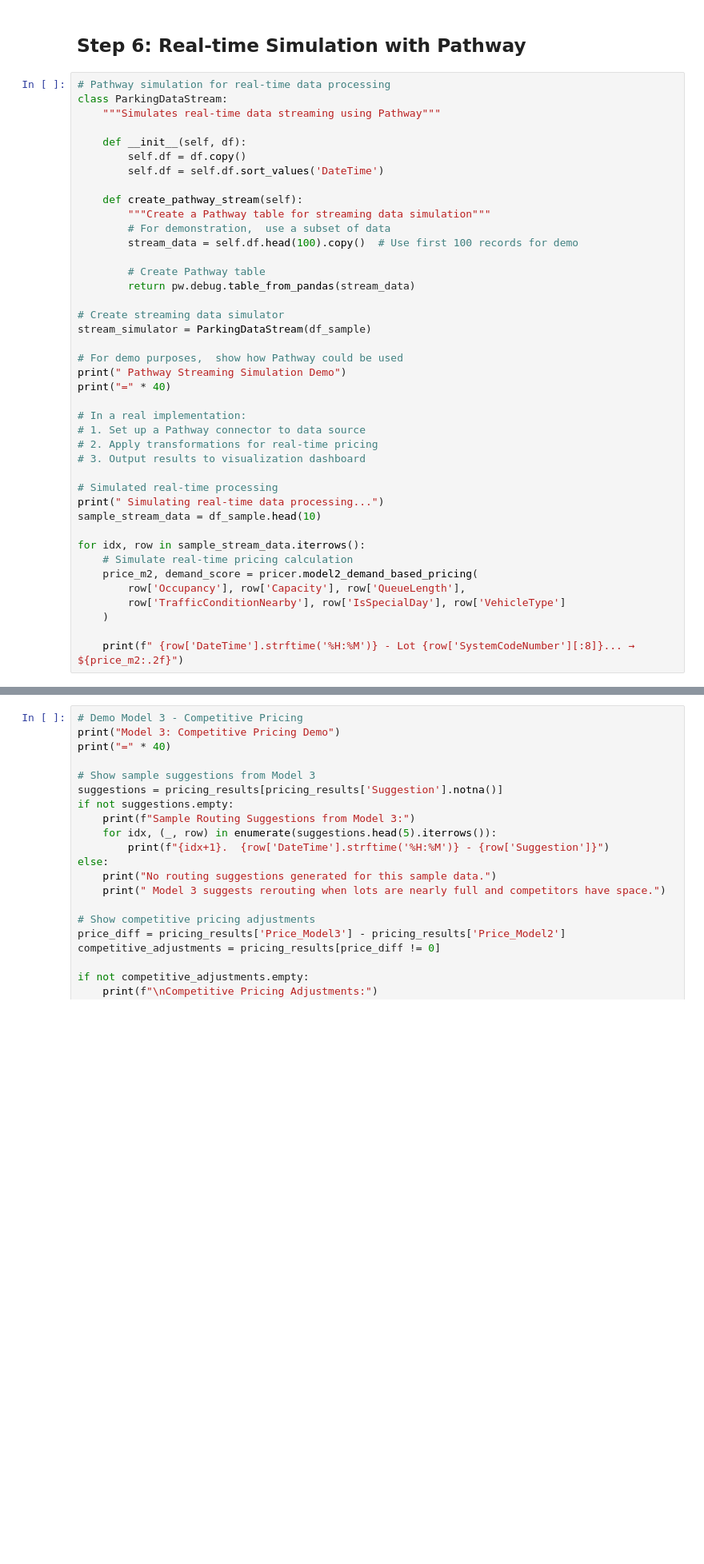
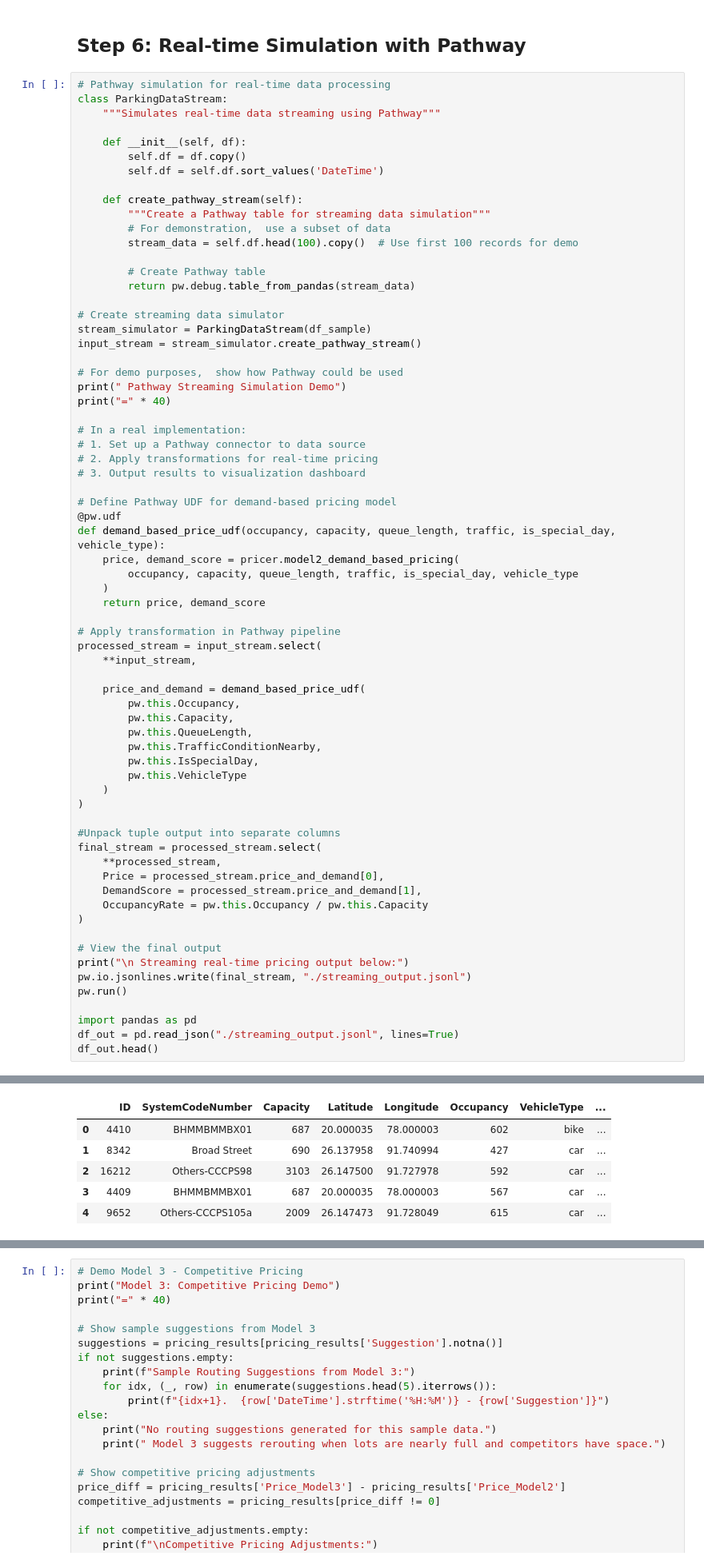
Before and after one commit to divyansshu/Dynamic-Pricing-for-Urban-Parking-Lots, a Jupyter notebook: Complete_Dynamic_Pricing_Implementation.ipynb, the cells around one changed output, grey strips where cells are left out. Shown at 80% size. Drawn from its saved outputs; the diff is of its cells as text; blank space fills up the shorter version.

```diff
--- a/Complete_Dynamic_Pricing_Implementation.ipynb
+++ b/Complete_Dynamic_Pricing_Implementation.ipynb
@@ -765,6 +653,7 @@ class ParkingDataStream:
 
 # Create streaming data simulator
 stream_simulator = ParkingDataStream(df_sample)
+input_stream = stream_simulator.create_pathway_stream()
 
 # For demo purposes,  show how Pathway could be used
 print(" Pathway Streaming Simulation Demo")
@@ -775,18 +664,44 @@ print("=" * 40)
 # 2. Apply transformations for real-time pricing
 # 3. Output results to visualization dashboard
 
-# Simulated real-time processing
-print(" Simulating real-time data processing...")
-sample_stream_data = df_sample.head(10)
+# Define Pathway UDF for demand-based pricing model
+@pw.udf
+def demand_based_price_udf(occupancy, capacity, queue_length, traffic, is_special_day, vehicle_type):
+    price, demand_score = pricer.model2_demand_based_pricing(
+        occupancy, capacity, queue_length, traffic, is_special_day, vehicle_type
+    )
+    return price, demand_score
 
-for idx, row in sample_stream_data.iterrows():
-    # Simulate real-time pricing calculation
-    price_m2, demand_score = pricer.model2_demand_based_pricing(
-        row['Occupancy'], row['Capacity'], row['QueueLength'],
-        row['TrafficConditionNearby'], row['IsSpecialDay'], row['VehicleType']
+# Apply transformation in Pathway pipeline
+processed_stream = input_stream.select(
+    **input_stream,
+
+    price_and_demand = demand_based_price_udf(
+        pw.this.Occupancy,
+        pw.this.Capacity,
+        pw.this.QueueLength,
+        pw.this.TrafficConditionNearby,
+        pw.this.IsSpecialDay,
+        pw.this.VehicleType
     )
+)
 
-    print(f" {row['DateTime'].strftime('%H:%M')} - Lot {row['SystemCodeNumber'][:8]}... → ${price_m2:.2f}")
+#Unpack tuple output into separate columns
+final_stream = processed_stream.select(
+    **processed_stream,
+    Price = processed_stream.price_and_demand[0],
+    DemandScore = processed_stream.price_and_demand[1],
+    OccupancyRate = pw.this.Occupancy / pw.this.Capacity
+)
+
+# View the final output
+print("\n Streaming real-time pricing output below:")
+pw.io.jsonlines.write(final_stream, "./streaming_output.jsonl")
+pw.run()
+
+import pandas as pd
+df_out = pd.read_json("./streaming_output.jsonl", lines=True)
+df_out.head()
 # %% [output]
  Pathway Streaming Simulation Demo
 ========================================
@@ -803,0 +712,6 @@ for idx, row in sample_stream_data.iterrows():
+|  | ID | SystemCodeNumber | Capacity | Latitude | Longitude | Occupancy | VehicleType | ... |
+| 0 | 4410 | BHMMBMMBX01 | 687 | 20.000035 | 78.000003 | 602 | bike | ... |
+| 1 | 8342 | Broad Street | 690 | 26.137958 | 91.740994 | 427 | car | ... |
+| 2 | 16212 | Others-CCCPS98 | 3103 | 26.147500 | 91.727978 | 592 | car | ... |
+| 3 | 4409 | BHMMBMMBX01 | 687 | 20.000035 | 78.000003 | 567 | car | ... |
+| 4 | 9652 | Others-CCCPS105a | 2009 | 26.147473 | 91.728049 | 615 | car | ... |
```
Also changed, not shown: parts of 9 cells of this notebook, 7 other files.
